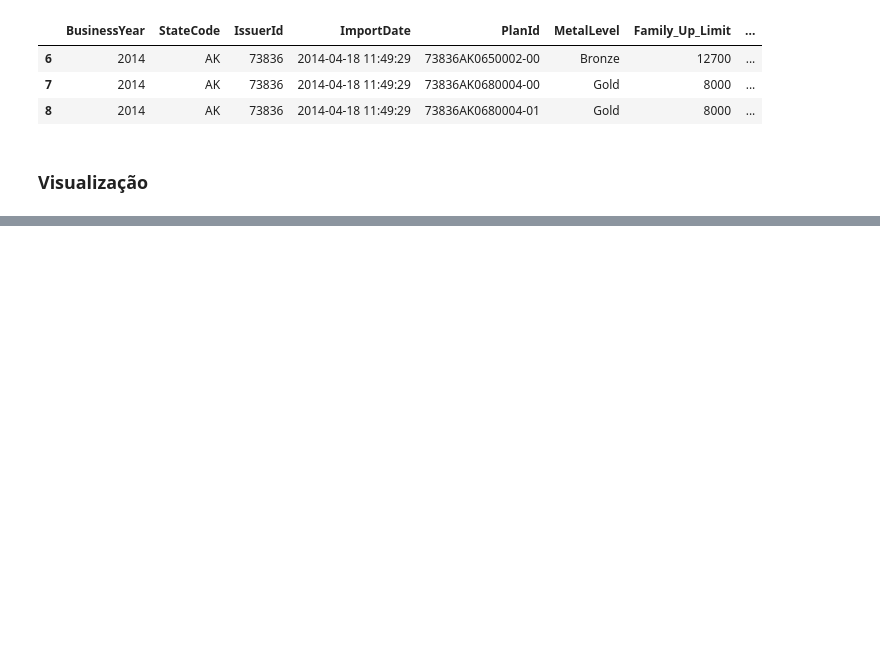
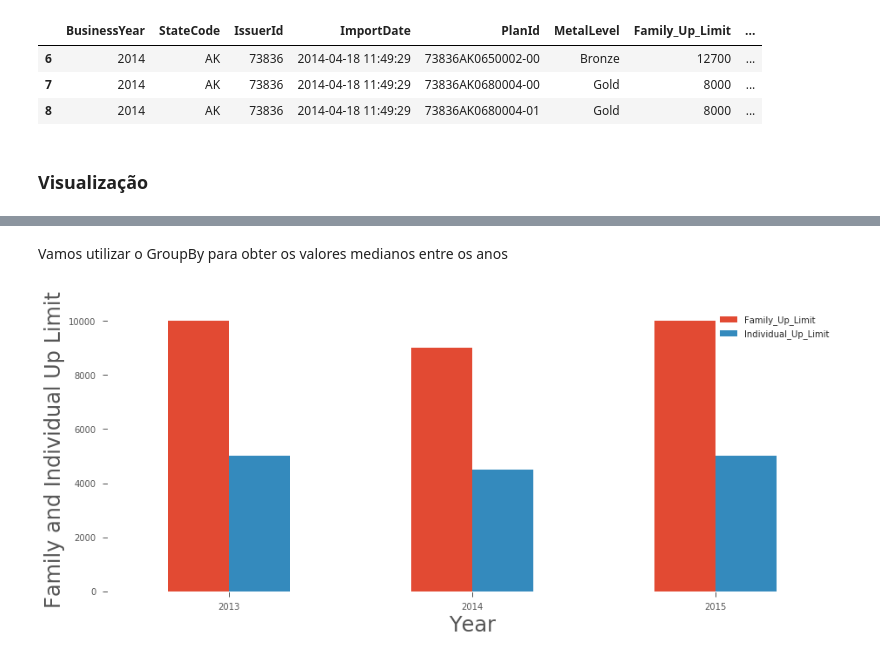
Before and after one commit to if1015-datascience-ufpe/2018-1-projeto-seguro_de_saude, a Jupyter notebook: Seguro_de_Saude.ipynb, the cells around one changed output, grey strips where cells are left out. Drawn from its saved outputs; the diff is of its cells as text; code cells hidden in the pictures; blank space fills up the shorter version.

```diff
--- a/Seguro_de_Saude.ipynb
+++ b/Seguro_de_Saude.ipynb
@@ -253,0 +272,15 @@ rcParams['axes.facecolor'] = 'white'
+# %%
+date_object1 = pd.to_datetime(PlanAttributesData_1['ImportDate'])
+PlanAttributesData_1['weekday'] = date_object1.dt.dayofweek
+PlanAttributesData_1['month'] = date_object1.dt.month
+PlanAttributesData_1['year'] = date_object1.dt.year
+PlanAttributesData_1['hour'] = date_object1.dt.hour
+PlanAttributesData_1['minute'] = date_object1.dt.minute
+PlanAttributesData_1['second'] = date_object1.dt.second
+# %% [markdown]
+Vamos utilizar o GroupBy para obter os valores medianos entre os anos
+# %%
+p = PlanAttributesData_1.groupby('year').median()[["Family_Up_Limit", "Individual_Up_Limit"]].plot(kind = 'bar', figsize = (15, 6), rot = 0)
+_ = p.set_xlabel("Year"), p.set_ylabel("Family and Individual Up Limit"), p.legend(["Family_Up_Limit", "Individual_Up_Limit"])
+# %% [output]
+[figure, added]
```
Also changed, not shown: parts of 4 cells of this notebook.
